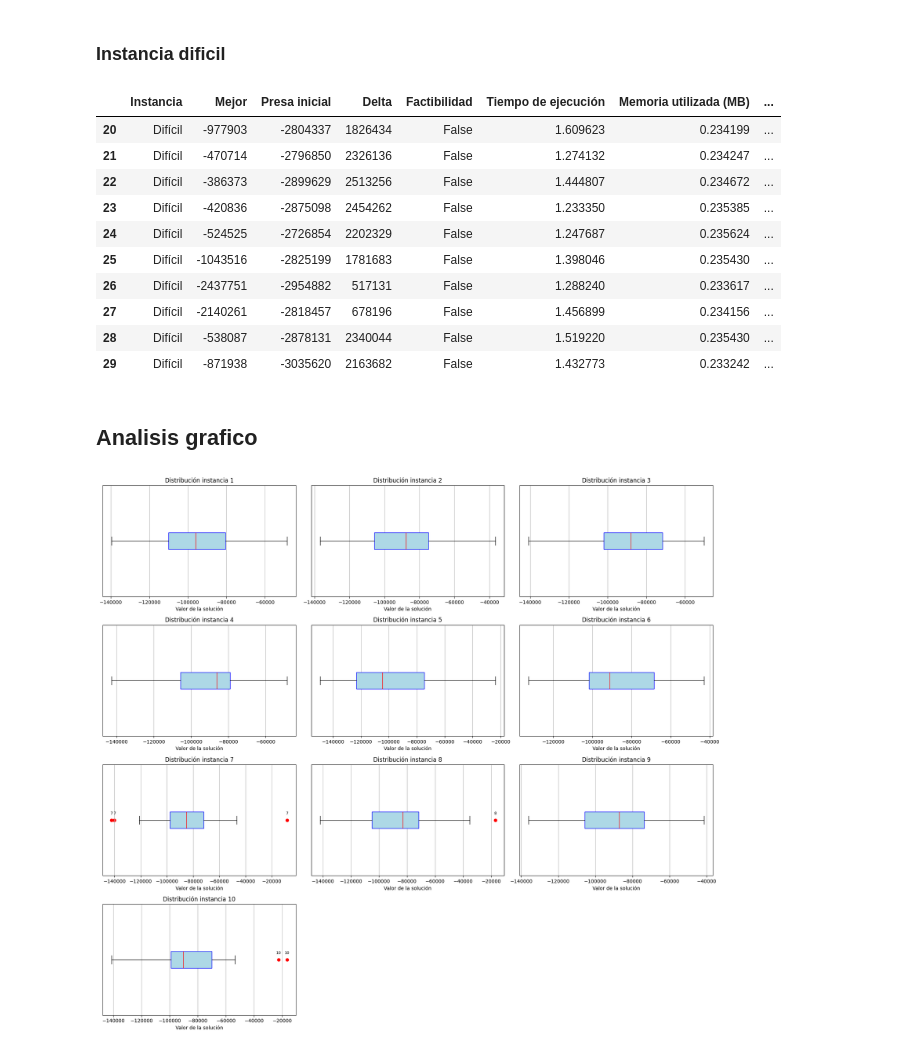
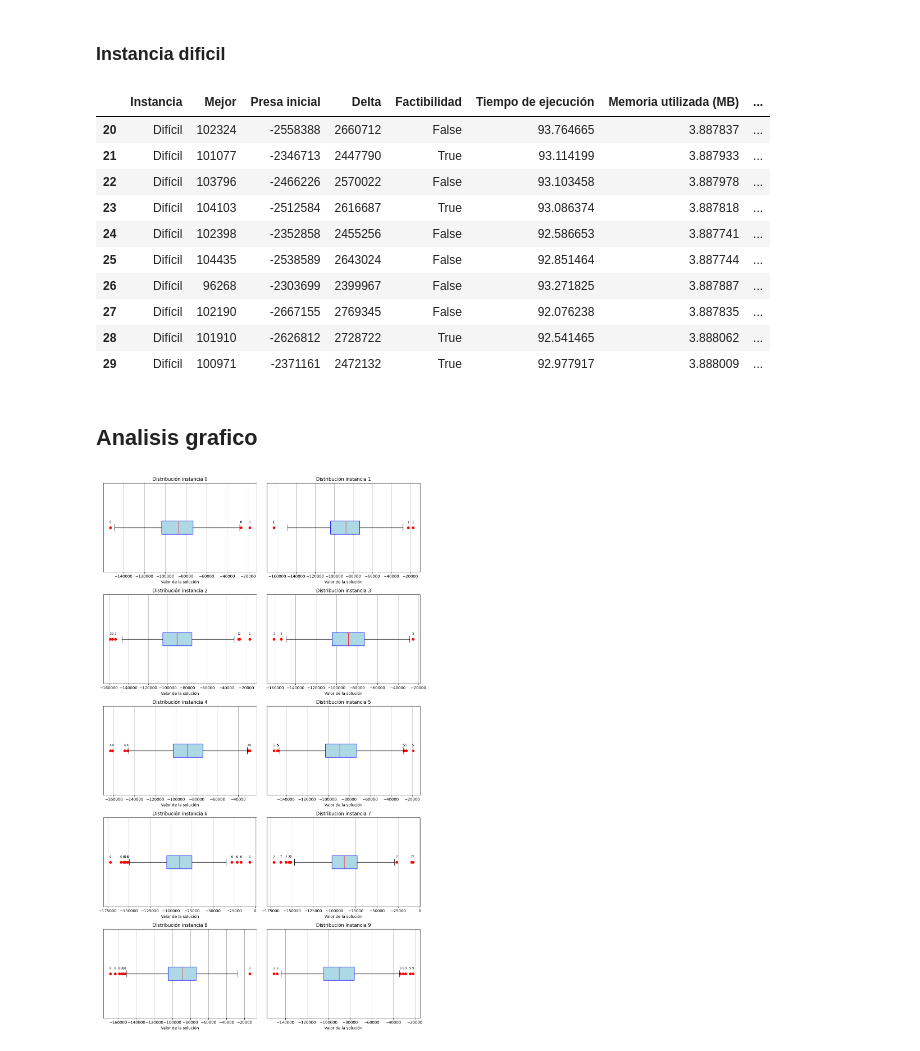
Before and after one commit to Doctorjellybeans/Optimizaci-n-de-MKP-con-SHO, a Jupyter notebook: Optimizacion_mkp_sho.ipynb, the cells around one changed output. Drawn from its saved outputs; the diff is of its cells as text; code cells hidden in the pictures.

```diff
--- a/Optimizacion_mkp_sho.ipynb
+++ b/Optimizacion_mkp_sho.ipynb
@@ -203,8 +225,8 @@ instancias_txt = {
 
 # --- Parametros de la optimización --- #
 n_runs = 10
-n_hienas = 50
-max_iter = 100
+n_hienas = 1000
+max_iter = 1000
 alpha = 2
 # ------------------------------------- #
 
@@ -331,26 +353,26 @@ df_medios
 # %% [markdown]
 ### Instancia dificil
 # %%
-df_dificiles
+df_dificiles[['Instancia', 'Mejor', 'Presa inicial', 'Delta', 'Factibilidad','Tiempo de ejecución', 'Memoria utilizada (MB)', '% de mejora', 'Mean', 'Std deviation']]
 # %% [output]
 |  | Instancia | Mejor | Presa inicial | Delta | Factibilidad | Tiempo de ejecución | Memoria utilizada (MB) | ... |
-| 20 | Difícil | -977903 | -2804337 | 1826434 | False | 1.609623 | 0.234199 | ... |
-| 21 | Difícil | -470714 | -2796850 | 2326136 | False | 1.274132 | 0.234247 | ... |
-| 22 | Difícil | -386373 | -2899629 | 2513256 | False | 1.444807 | 0.234672 | ... |
-| 23 | Difícil | -420836 | -2875098 | 2454262 | False | 1.233350 | 0.235385 | ... |
-| 24 | Difícil | -524525 | -2726854 | 2202329 | False | 1.247687 | 0.235624 | ... |
-| 25 | Difícil | -1043516 | -2825199 | 1781683 | False | 1.398046 | 0.235430 | ... |
-| 26 | Difícil | -2437751 | -2954882 | 517131 | False | 1.288240 | 0.233617 | ... |
-| 27 | Difícil | -2140261 | -2818457 | 678196 | False | 1.456899 | 0.234156 | ... |
-| 28 | Difícil | -538087 | -2878131 | 2340044 | False | 1.519220 | 0.235430 | ... |
-| 29 | Difícil | -871938 | -3035620 | 2163682 | False | 1.432773 | 0.233242 | ... |
+| 20 | Difícil | 102324 | -2558388 | 2660712 | False | 93.764665 | 3.887837 | ... |
+| 21 | Difícil | 101077 | -2346713 | 2447790 | True | 93.114199 | 3.887933 | ... |
+| 22 | Difícil | 103796 | -2466226 | 2570022 | False | 93.103458 | 3.887978 | ... |
+| 23 | Difícil | 104103 | -2512584 | 2616687 | True | 93.086374 | 3.887818 | ... |
+| 24 | Difícil | 102398 | -2352858 | 2455256 | False | 92.586653 | 3.887741 | ... |
+| 25 | Difícil | 104435 | -2538589 | 2643024 | False | 92.851464 | 3.887744 | ... |
+| 26 | Difícil | 96268 | -2303699 | 2399967 | False | 93.271825 | 3.887887 | ... |
+| 27 | Difícil | 102190 | -2667155 | 2769345 | False | 92.076238 | 3.887835 | ... |
+| 28 | Difícil | 101910 | -2626812 | 2728722 | True | 92.541465 | 3.888062 | ... |
+| 29 | Difícil | 100971 | -2371161 | 2472132 | True | 92.977917 | 3.888009 | ... |
 # %% [markdown]
 ## Analisis grafico
 # %%
 valores_hienas_faciles = df_faciles["Valores de las presas"]
 
 n = len(valores_hienas_faciles)
-cols = 3
+cols = 2
 rows = math.ceil(n / cols)
 
 fig, axes = plt.subplots(rows, cols, figsize=(cols*6, rows*4))
@@ -360,36 +382,36 @@ for i, valores in enumerate(valores_hienas_faciles):
     # Boxplot sin mostrar outliers automáticos
     axes[i].boxplot(valores, vert=False, patch_artist=True,
                     boxprops=dict(facecolor='lightblue', color='blue'),
                     medianprops=dict(color='red'),
                     showfliers=False)
 
     # Calcular IQR y outliers manualmente
     q1 = np.percentile(valores, 25)
     q3 = np.percentile(valores, 75)
     iqr = q3 - q1
     lower_bound = q1 - 1.5 * iqr
     upper_bound = q3 + 1.5 * iqr
 
     outliers = [v for v in valores if v < lower_bound or v > upper_bound]
 
     # Dibujar outliers con el número de instancia
     for outlier in outliers:
         axes[i].scatter(outlier, 1, color='red')
-        axes[i].text(outlier, 1.05, f"{i+1}", fontsize=8, ha='center', color='black')
+        axes[i].text(outlier, 1.05, f"{i}", fontsize=8, ha='center', color='black')
 
-    axes[i].set_title(f'Distribución instancia {i+1}')
+    axes[i].set_title(f'Distribución instancia {i}')
     axes[i].set_xlabel('Valor de la solución')
     axes[i].grid(True)
     axes[i].set_yticks([])
 
 # Ocultar subplots sobrantes
 for j in range(i+1, len(axes)):
     fig.delaxes(axes[j])
 
 plt.tight_layout()
 plt.show()
 # %% [output]
-[figure, old version]
+[figure, new version]
 # %%
 valores_hienas_medios = df_medios["Valores de las presas"]
 
```
Also changed, not shown: parts of 33 cells of this notebook.
